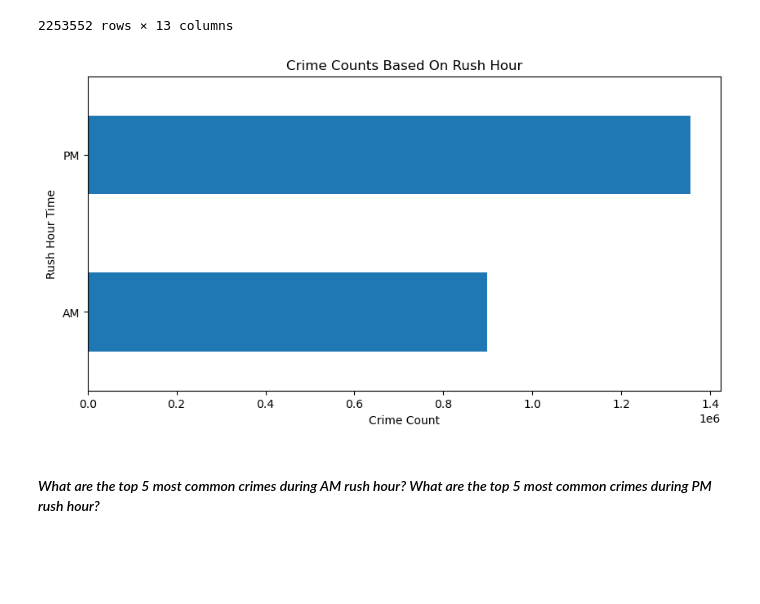
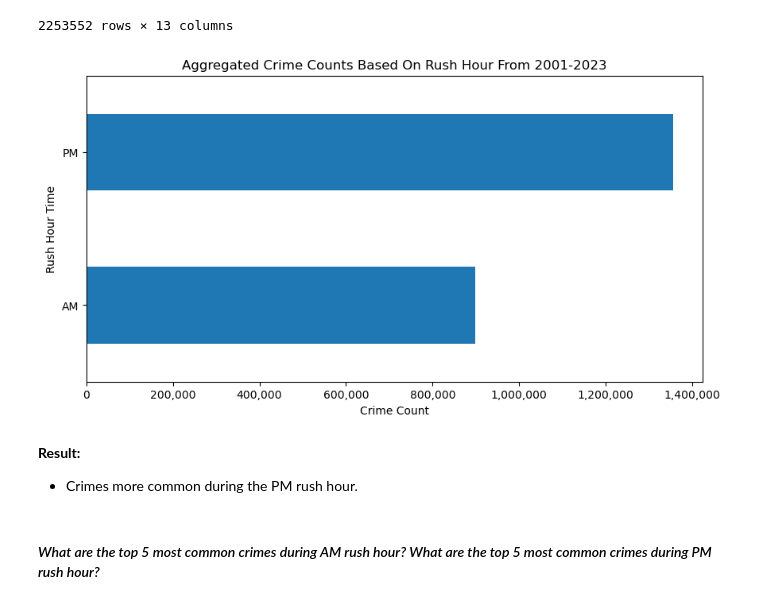
Before and after one commit to john-a-dixon/chicago-crime-time-series, a Jupyter notebook: chicago-crime-time-series.ipynb, the cells around one changed output. Saved outputs shown, nothing was run; the diff lists cells and outputs as text; code cells hidden in the pictures; blank space fills up the shorter version.

Commit message:
Added more formatting.

```diff
--- a/chicago-crime-time-series.ipynb
+++ b/chicago-crime-time-series.ipynb
@@ -180,12 +180,22 @@ am_pm_rush_df
 | 2023-05-30 19:00:00 | 13090742 | 05/30/2023 07:00:00 PM | CRIMINAL TRESPASS | TO RESIDENCE | RESIDENCE | False | False | 1215 | ... |
 2253552 rows × 13 columns
 # %%
+# Create the plot
 ax = am_pm_rush_df["Rush Hour"].value_counts().sort_index().plot(kind="barh", figsize=(10, 5))
-ax.set_title("Crime Counts Based On Rush Hour")
+
+# Format the title and labels
+ax.set_title("Aggregated Crime Counts Based On Rush Hour From 2001-2023")
 ax.set_xlabel("Crime Count")
 ax.set_ylabel("Rush Hour Time");
+
+# Format the x-tick labels
+crime_cnt_format = mticks.StrMethodFormatter("{x:,.0f}")
+ax.xaxis.set_major_formatter(crime_cnt_format)
 # %% [output]
-[figure, old version]
+[figure, new version]
+# %% [markdown]
+**Result:**
+- Crimes more common during the PM rush hour.
 # %% [markdown]
 #### _What are the top 5 most common crimes during AM rush hour? What are the top 5 most common crimes during PM rush hour?_
 # %% [markdown]
```
Also changed, not shown: parts of 1 cell of this notebook.
